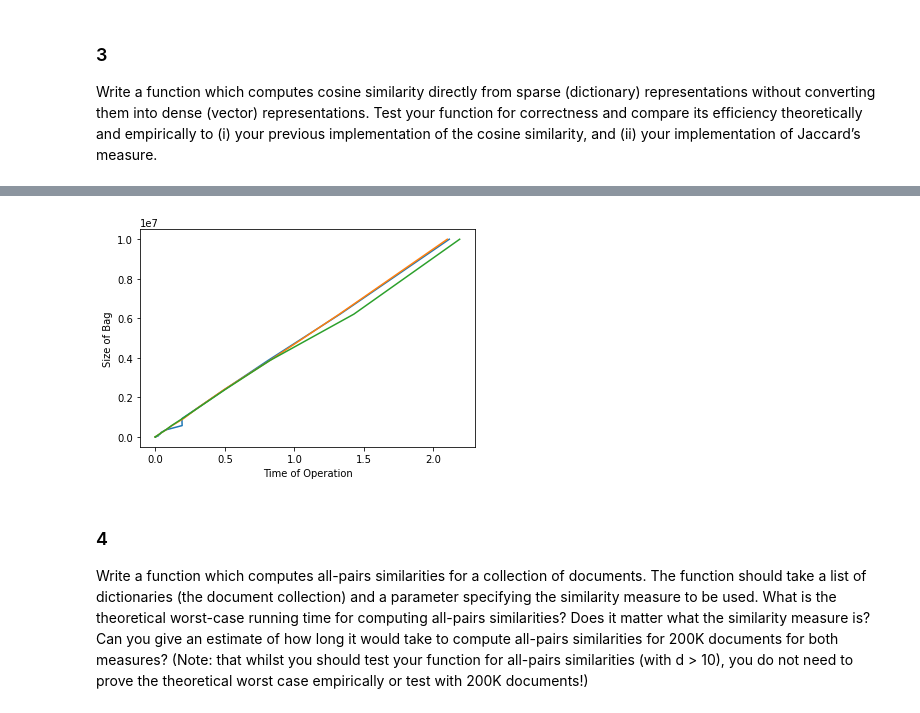
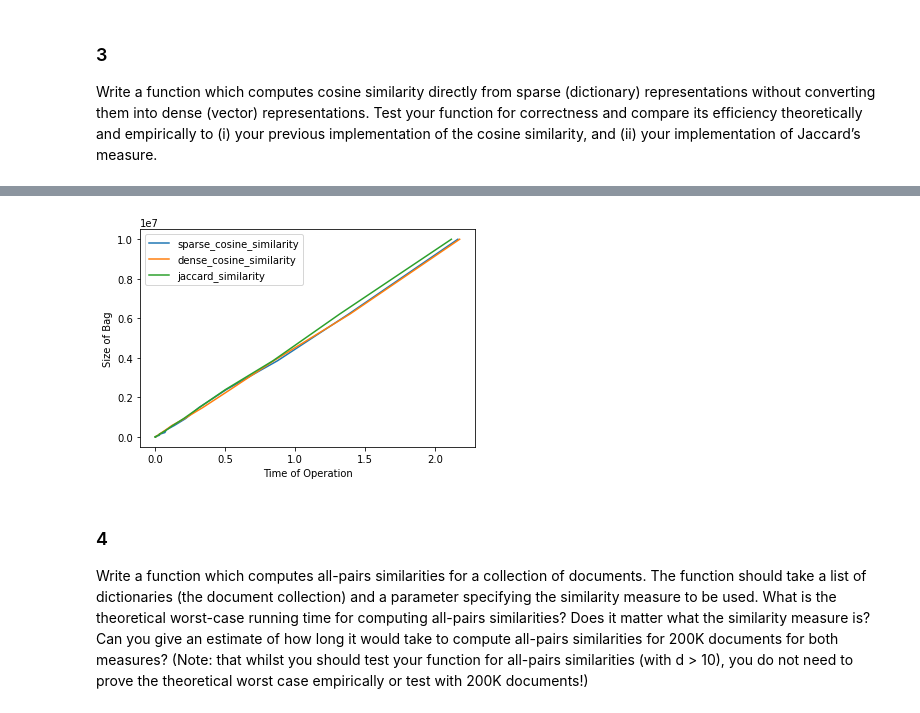
Before and after one commit to hwasc/ADS, a Jupyter notebook: ADS_report.ipynb, the cells around one changed output, grey strips where cells are left out. Drawn from its saved outputs; the diff is of its cells as text; code cells hidden in the pictures.

```diff
--- a/ADS_report.ipynb
+++ b/ADS_report.ipynb
@@ -131,7 +131,7 @@ def sample_n_words(word_list, n):
 def choose_n_words(word_list, n):
     return random.choices(word_list, k=n)
 
-def plot_bagsize_vs_meantime(similarity_func, word_list, bag_sizes, repeats=10):
+def plot_bagsize_vs_meantime(similarity_func, word_list, bag_sizes, repeats=10, label=""):
     times = []
     bag_size = []
 
@@ -141,9 +141,10 @@ def plot_bagsize_vs_meantime(similarity_func, word_list, bag_sizes, repeats=10):
         bag_size.append(j)
         times.append(results[1])
 
-    plt.plot(times, bag_size)
+    plt.plot(times, bag_size, label=label)
     plt.xlabel("Time of Operation")
     plt.ylabel("Size of Bag")
+    plt.legend()
     # plt.show()
 
 def plot_bagsize_vs_time_with_similarity(similarity_func, word_list, bag_sizes, repeats=10):
@@ -398,17 +452,17 @@ def sparse_cosine_similarity(bag1: Bag, bag2: Bag):
 # %%
 words = sample_n_words(list_of_words_20k, 1)
 
 start = 1
 stop = 7
 step = 5*(stop - start)
 
-plot_bagsize_vs_meantime(sparse_cosine_similarity, words, [int(10**x) for x in np.linspace(start, stop, step)], repeats=1)
-plot_bagsize_vs_meantime(dense_cosine_similarity, words, [int(10**x) for x in np.linspace(start, stop, step)], repeats=1)
-plot_bagsize_vs_meantime(jaccard_similarity, words, [int(10**x) for x in np.linspace(start, stop, step)], repeats=1)
+plot_bagsize_vs_meantime(sparse_cosine_similarity, words, [int(10**x) for x in np.linspace(start, stop, step)], repeats=1, label="sparse_cosine_similarity")
+plot_bagsize_vs_meantime(dense_cosine_similarity, words, [int(10**x) for x in np.linspace(start, stop, step)], repeats=1, label="dense_cosine_similarity")
+plot_bagsize_vs_meantime(jaccard_similarity, words, [int(10**x) for x in np.linspace(start, stop, step)], repeats=1, label="jaccard_similarity")
 
 plt.show()
 # %% [output]
-[figure, old version]
+[figure, new version]
 # %% [markdown]
 ### 4
 Write a function which computes all-pairs similarities for a collection of documents. The function should take a list of dictionaries (the document collection) and a parameter specifying the similarity measure to be used. What is the theoretical worst-case running time for computing all-pairs similarities? Does it matter what the similarity measure is? Can you give an estimate of how long it would take to compute all-pairs similarities for 200K documents for both measures? (Note: that whilst you should test your function for all-pairs similarities (with d > 10), you do not need to prove the theoretical worst case empirically or test with 200K documents!)
```
Also changed, not shown: parts of 3 cells of this notebook.
